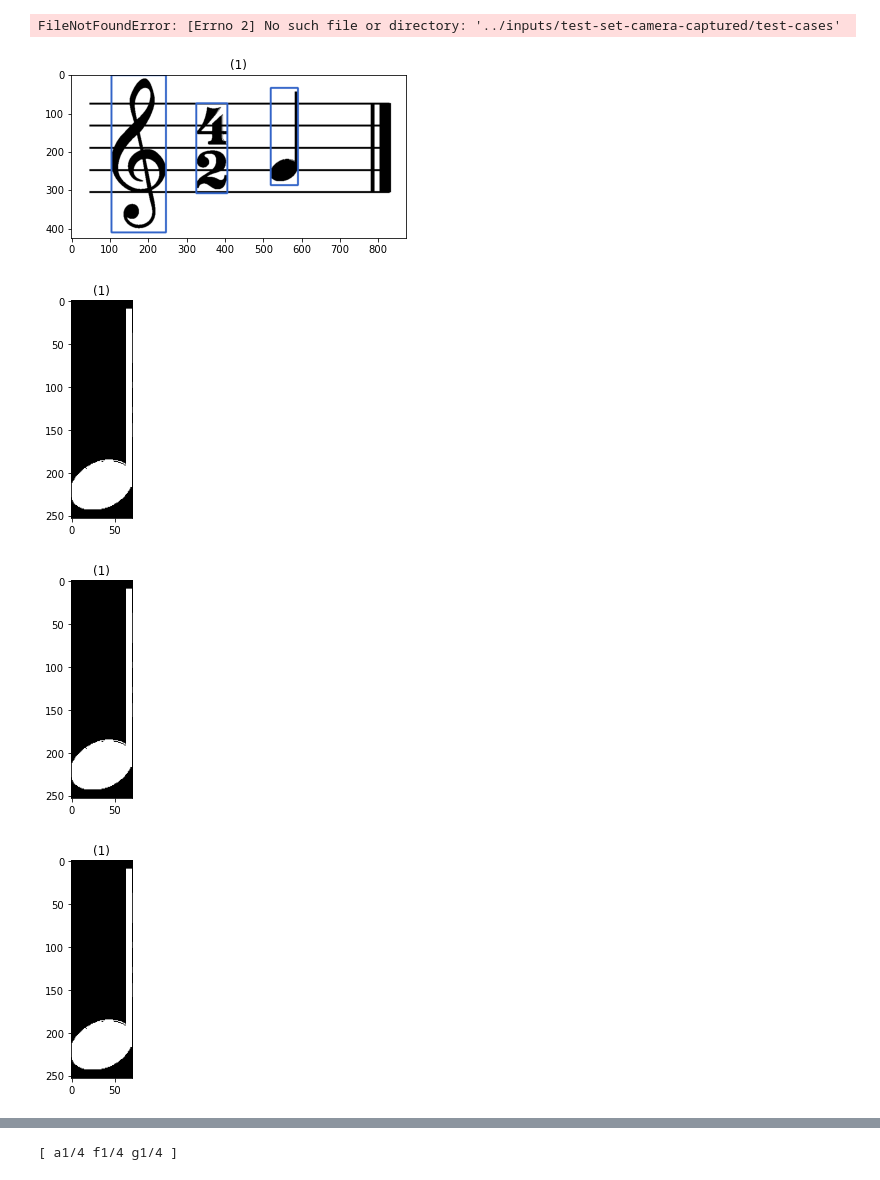
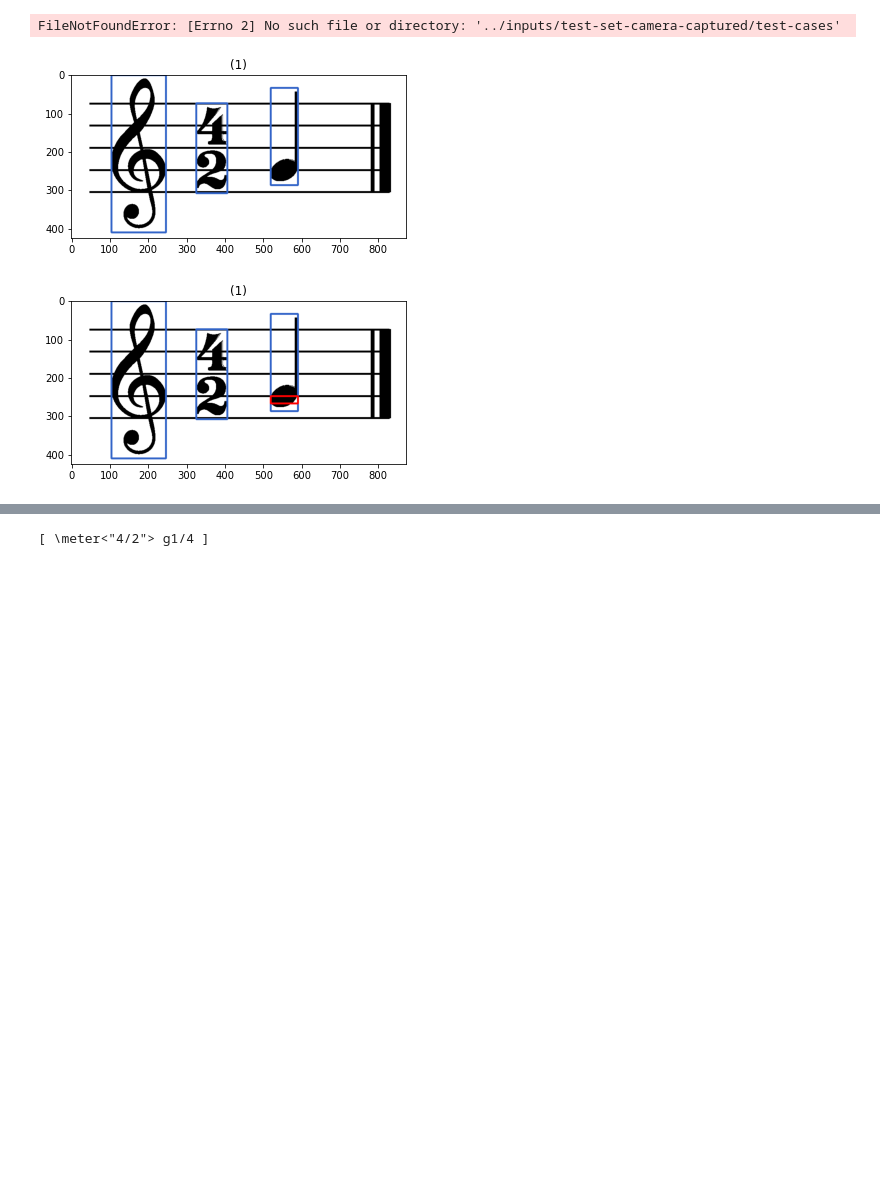
Before and after one commit to aaarafat/Mushido, a Jupyter notebook: notebooks/isolation2.ipynb, the cells around one changed output, grey strips where cells are left out. Saved outputs shown, nothing was run; the diff lists cells and outputs as text; code cells hidden in the pictures; blank space fills up the shorter version.

```diff
--- a/notebooks/isolation2.ipynb
+++ b/notebooks/isolation2.ipynb
@@ -153,23 +153,25 @@ def yProjection(img, r):
     return np.array(sumRows)
 
 def getBeamHeads(img, d):
-    x = xProjection(img, 8)
-    x[x < d // 2] = 0
+    x = xProjection(img, 3)
+    x[x > 2*d] = 0
+    th = np.max(x) - 5
+    x[x < th] = 0
 
     points = []
     tx1, tx2 = -1, -1
     for i in range(len(x)):
         if x[i]:
             if tx1 == -1:
-                tx1 = i * 8
+                tx1 = i * 3
 
         elif tx1 != -1:
-            tx2 = i * 8
+            tx2 = i * 3
             points.append((tx1, tx2))
             tx1, tx2 = -1, -1
 
     if tx1 != -1:
-        tx2 = (len(x) - 1) * 8
+        tx2 = (len(x) - 1) * 3
         points.append((tx1, tx2))
 
     mask = img.copy()
@@ -191,7 +193,6 @@ def getBeamHeads(img, d):
             i = len(boxes) - 1
             if i == -1 or not (x + w <= boxes[i][0] + boxes[i][2] and x >= boxes[i][0]): # remove overlaped contours
                 boxes.append((x, y, w, h))
-
 
     return np.array(boxes)
 
@@ -220,7 +221,7 @@ def getNoteHeads(img, d):
     (h, w) = img.shape[:2]
 
     if len(points):
-        points = sorted(points)
+        points = sorted(points, reverse=True)
         y1, y2 = points[0]
         boxes.append((0,y1,w,y2-y1))
 
@@ -591,19 +592,22 @@ print("--- %s seconds ---" % (time.time() - start_time))
         for box in boxes:
             x,y,w,h = box
             cv2.rectangle(cimg,(x,y),(x+w,y+h),(50,100,200),3)
-            #croped = img_isolated[y:y+h, x:x+w]
-            show_images([croped])
+            croped = img_isolated[y:y+h, x:x+w]
+            #show_images([croped])
             features = extract_hog_features(croped)
             note_type = str(classes[np.argmax( nn.predict_proba([features]))])
 
             if note_type == "clef":
-                clef_flag =
+                clef_flag = True
+
+            if not clef_flag:
+                continue
 
             # fix wrong dots
             if note_type == "dot" and box not in dots:
                 note_type = 'a_1'
 
-            if (note_type[0] == 'b' or note_type[0] == 'a'):
+            if (note_type[0] == 'b' or note_type[0] == 'a') and (note_type[1] == '_'):
                 f = note_type.split('_')[1]
                 if f == '2' and notHalf(croped, d):
                     f = '4'
@@ -652,33 +656,31 @@ print("--- %s seconds ---" % (time.time() - start_time))
                 for head in heads:
                     if note[-1] != "{":
                         note += ","
 
                     xh,yh,wh,hh = head
                     yh = yh + (hh // 2) + y
                     xh = xh + x
                     #print(yh)
                     idx = np.abs(lines - yh).argmin()
                     char = line_to_char[idx]
                     char = char[:1] + accidentals + char[1:]
                     accidentals = ""
                     note += (char + '/' + '4')
                     cv2.rectangle(cimg, (xh,yh), (xh+wh,yh+hh), (255,0,0),3)
                 note += "}"
                 notes.append(note)
 
         show_images([cimg])
         sol.append(" ".join(notes))
 
     numberOfSols = len(sol)
     sol = ",\n".join(map("[ {} ]".format, sol))
     with open("out.txt", "w") as f:
         if numberOfSols == 1:
             f.write(sol)
         elif numberOfSols > 1:
             f.write("{{\n{}\n}}".format(sol))
     print(sol)
 # %% [output]
 [figure]
-[figure, old version]
+[figure, new version]
-[figure, removed]
-[figure, removed]
@@ -686 +687 @@ print("--- %s seconds ---" % (time.time() - start_time))
-[ a1/4 f1/4 g1/4 ]
+[ \meter<"4/2"> g1/4 ]
```
Also changed, not shown: parts of 1 cell of this notebook, 3 other files.
